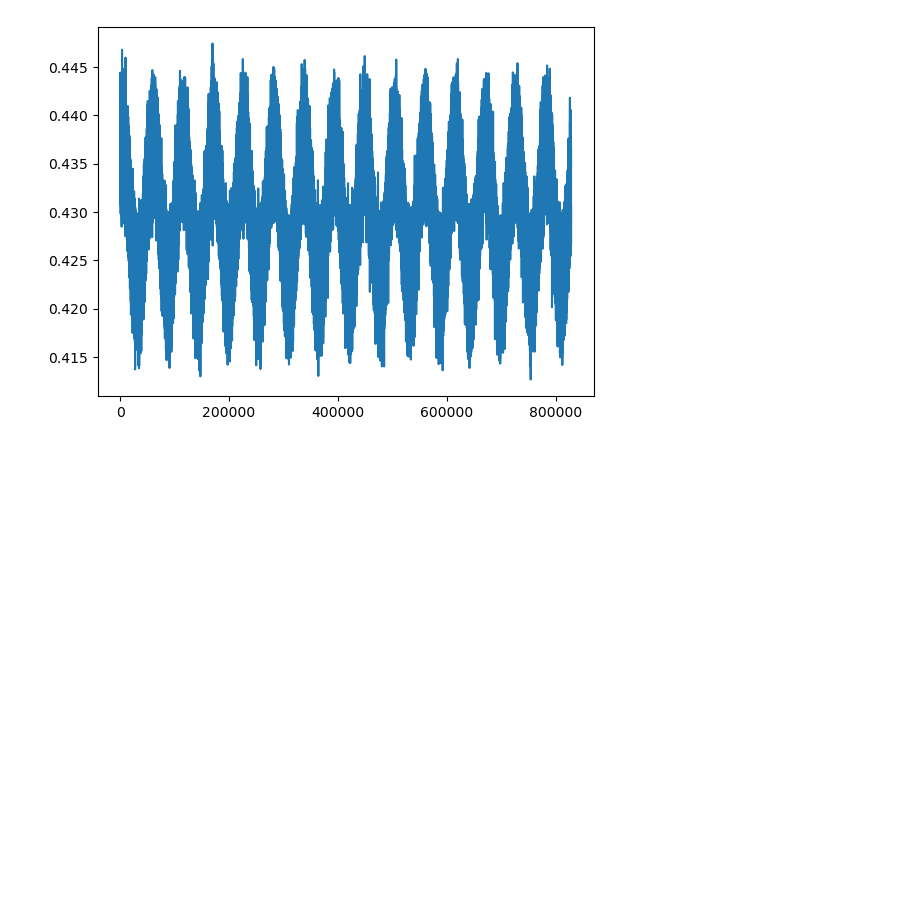
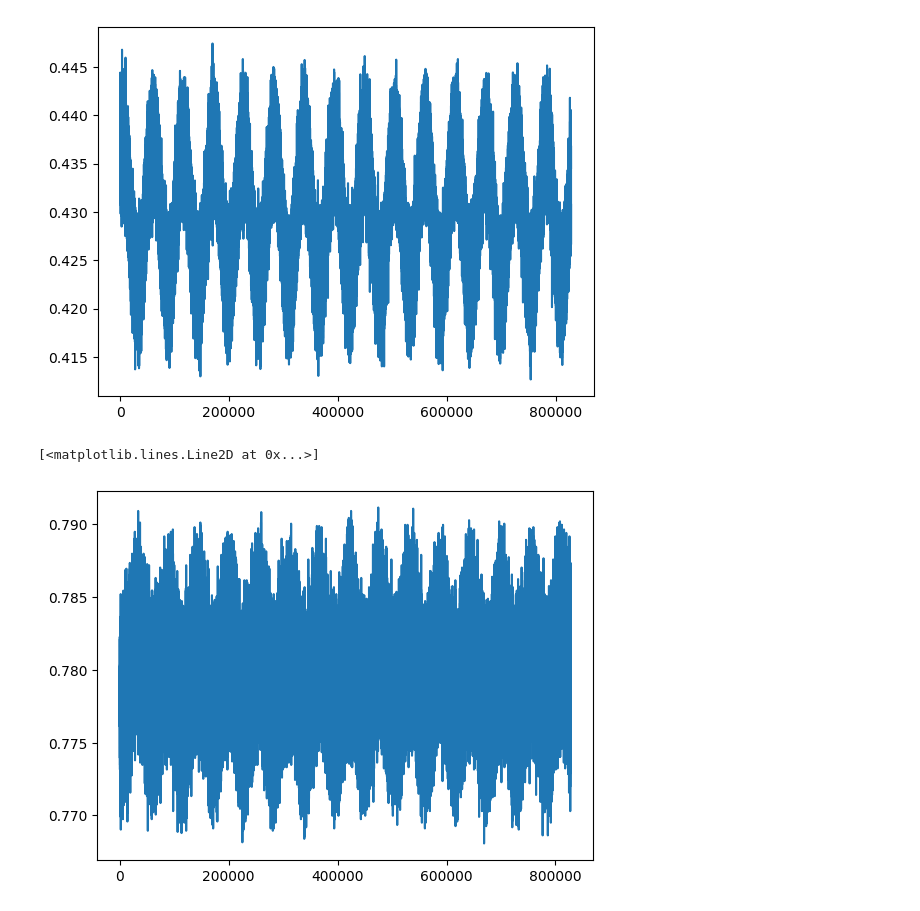
Before and after one commit to pavleb/dewesoft_dxd_converter, a Jupyter notebook: dxd_read.ipynb, the cells around one changed output. Saved outputs shown, nothing was run; the diff lists cells and outputs as text; code cells hidden in the pictures; blank space fills up the shorter version.

```diff
--- a/dxd_read.ipynb
+++ b/dxd_read.ipynb
@@ -56,7 +187,8 @@ def get_page_len(A, page_start):
 This should be changed in reading the file in chunks so that the memory is not overloaded.
 However, for the purpose of this notebook, we will read the file in one go.
 # %%
-A = np.fromfile('sin_freq_9_500000_20190319_073502.dxd',dtype='uint8')
+fname = 'sin_freq_9_500000_20190319_073502.dxd'
+A = np.fromfile(fname,dtype='uint8')
 # %% [markdown]
 ## Locating the INDEX table
 # %%
@@ -181,0 +368,9 @@ plt.plot(eI)
+# %%
+reader = convert.DXDReader(fname)
+# %%
+x = reader.get_channel_data(1)
+# %%
+plt.plot(x)
+# %% [output]
+[<matplotlib.lines.Line2D at 0x...>]
+[figure, added]
```
Also changed, not shown: parts of 25 cells of this notebook, 2 other files.
